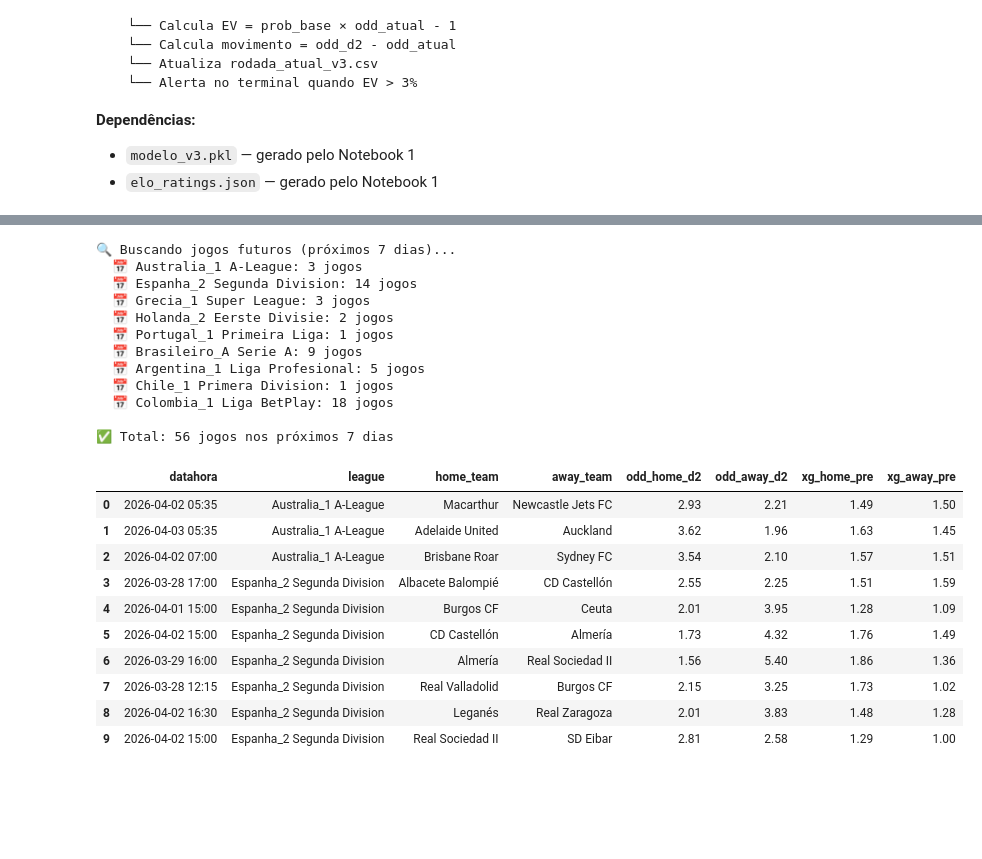
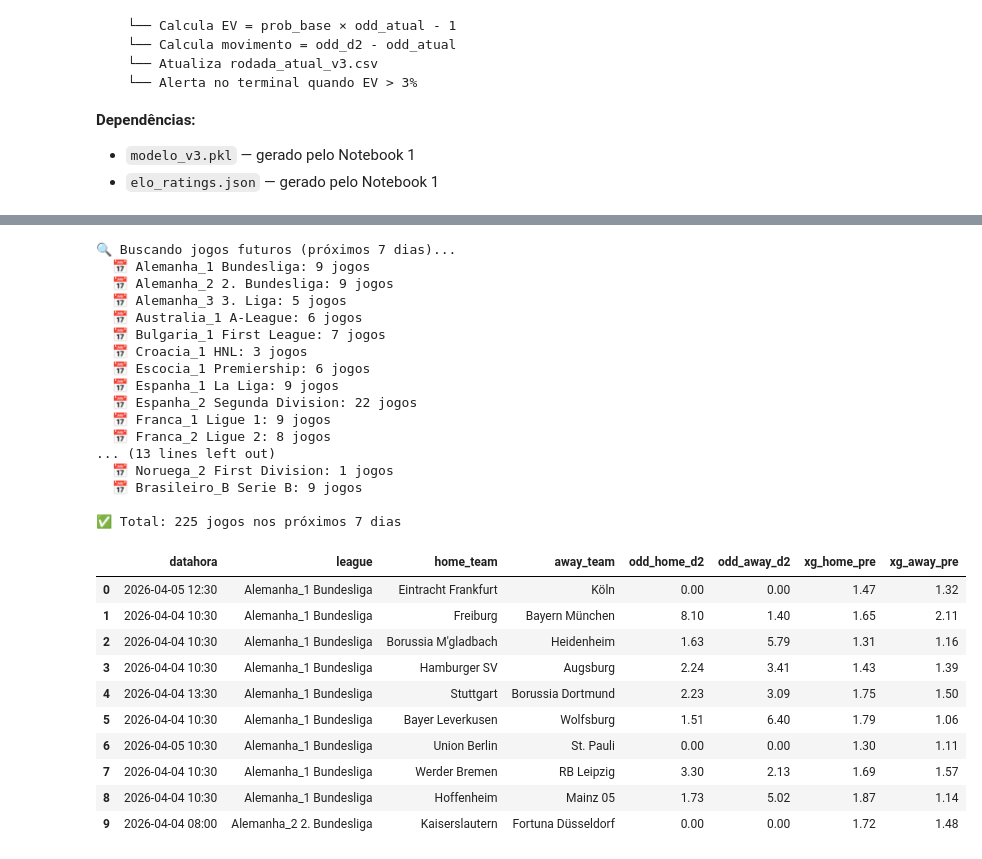
Before and after one commit to tarcisio248/PAINEL_FULBETS, a Jupyter notebook: rodada_atual_v3.ipynb, the cells around one changed output, grey strips where cells are left out. Cells and saved outputs as stored; diff of their text form; code cells hidden in the pictures; blank space fills up the shorter version.

Commit message:
Atualização 27-03-2026 18:14

```diff
--- a/rodada_atual_v3.ipynb
+++ b/rodada_atual_v3.ipynb
@@ -50,7 +50,7 @@ LIGAS = {
     "Alemanha_2 2. Bundesliga":     14931,
     "Alemanha_3 3. Liga":           14977,
     "Australia_1 A-League":         16036,
-    "Belgica_1 Pro League":         14937,
+    # "Belgica_1 Pro League":       14937,  # ⚠️ ENCERRADA — aguardar novo season_id
     "Bulgaria_1 First League":      15056,
     "Croacia_1 HNL":                15053,
     "Escocia_1 Premiership":        15000,
@@ -58,7 +58,7 @@ LIGAS = {
     "Espanha_2 Segunda Division":   15066,
     "Franca_1 Ligue 1":             14932,
     "Franca_2 Ligue 2":             14954,
-    "Grecia_1 Super League":        15163,
+    # "Grecia_1 Super League":      15163,  # ⚠️ ENCERRADA — aguardar novo season_id
     "Holanda_1 Eredivisie":         14936,
     "Holanda_2 Eerste Divisie":     14987,
     "Hungria_1 NB I":               14963,
@@ -74,6 +74,13 @@ LIGAS = {
     "Argentina_1 Liga Profesional": 16571,
     "Chile_1 Primera Division":     16615,
     "Colombia_1 Liga BetPlay":      16614,
+    # ── Novas ligas adicionadas ───────────────────────────────────────────
+    "Suecia_1 Allsvenskan":         16576,   # começa 05/04/2026
+    "Suecia_2 Superettan":          16575,   # começa 04/04/2026
+    "Noruega_1 Eliteserien":        16558,   # começa 06/04/2026
+    "Noruega_2 First Division":     16560,   # começa 12/04/2026
+    "Brasileiro_B Serie B":         16783,   # começa 19/04/2026
+    "Brasileiro_C Serie C":         14383,   # season 2025 (2026 não disponível ainda)
 }
 
 print(f"✅ Configuração carregada | {len(LIGAS)} ligas")
@@ -119,8 +126,12 @@ def get_elo(league, team_id):
 
 def buscar_jogos_futuros(liga_nome, season_id):
     jogos, page = [], 1
-    agora  = int(datetime.now(TZ).timestamp())
-    limite = agora + 7 * 86400  # 7 dias à frente
+    # Início do dia atual (00:00 no TZ local) — garante que jogos de hoje
+    # aparecem mesmo que o notebook rode depois do horário do jogo
+    hoje_inicio = datetime.now(TZ).replace(hour=0, minute=0, second=0, microsecond=0)
+    agora_ini   = int(hoje_inicio.timestamp())
+    agora       = int(datetime.now(TZ).timestamp())   # para referência no log
+    limite      = agora_ini + 10 * 86400              # 10 dias à frente (era 7)
 
     while True:
         try:
@@ -147,7 +158,7 @@ def buscar_jogos_futuros(liga_nome, season_id):
 
             # Só jogos futuros dentro da janela
             if status == "complete": continue
-            if date_unix < agora or date_unix > limite: continue
+            if date_unix < agora_ini or date_unix > limite: continue  # usa início do dia
 
             hid = m.get("homeID")
             aid = m.get("awayID")
@@ -176,53 +187,58 @@ def buscar_jogos_futuros(liga_nome, season_id):
                 "ppg_home":      m.get("pre_match_home_ppg"),
                 "ppg_away":      m.get("pre_match_away_ppg"),
             })
 
         pager = data.get("pager", {})
         if page >= pager.get("total_pages", 1): break
         page += 1
         time.sleep(SLEEP)
     return jogos
 
 # Executar busca
 print("🔍 Buscando jogos futuros (próximos 7 dias)...")
 todos = []
 for liga_nome, season_id in LIGAS.items():
     jogos = buscar_jogos_futuros(liga_nome, season_id)
     if jogos:
         print(f"  📅 {liga_nome}: {len(jogos)} jogos")
     todos.extend(jogos)
     time.sleep(SLEEP)
 
 df_jogos = pd.DataFrame(todos) if todos else pd.DataFrame()
 print(f"\n✅ Total: {len(df_jogos)} jogos nos próximos 7 dias")
 if len(df_jogos) > 0:
     df_jogos["datahora"] = pd.to_datetime(df_jogos["date_unix"], unit="s")                               .dt.tz_localize("UTC").dt.tz_convert(TZ)                               .dt.strftime("%Y-%m-%d %H:%M")
     display(df_jogos[["datahora","league","home_team","away_team",
                        "odd_home_d2","odd_away_d2","xg_home_pre","xg_away_pre"]].head(10))
 # %% [output]
 🔍 Buscando jogos futuros (próximos 7 dias)...
-  📅 Australia_1 A-League: 3 jogos
-  📅 Espanha_2 Segunda Division: 14 jogos
-  📅 Grecia_1 Super League: 3 jogos
-  📅 Holanda_2 Eerste Divisie: 2 jogos
-  📅 Portugal_1 Primeira Liga: 1 jogos
-  📅 Brasileiro_A Serie A: 9 jogos
-  📅 Argentina_1 Liga Profesional: 5 jogos
-  📅 Chile_1 Primera Division: 1 jogos
-  📅 Colombia_1 Liga BetPlay: 18 jogos
+  📅 Alemanha_1 Bundesliga: 9 jogos
+  📅 Alemanha_2 2. Bundesliga: 9 jogos
+  📅 Alemanha_3 3. Liga: 5 jogos
+  📅 Australia_1 A-League: 6 jogos
+  📅 Bulgaria_1 First League: 7 jogos
+  📅 Croacia_1 HNL: 3 jogos
+  📅 Escocia_1 Premiership: 6 jogos
+  📅 Espanha_1 La Liga: 9 jogos
+  📅 Espanha_2 Segunda Division: 22 jogos
+  📅 Franca_1 Ligue 1: 9 jogos
+  📅 Franca_2 Ligue 2: 8 jogos
+... (13 lines left out)
+  📅 Noruega_2 First Division: 1 jogos
+  📅 Brasileiro_B Serie B: 9 jogos
 
-✅ Total: 56 jogos nos próximos 7 dias
+✅ Total: 225 jogos nos próximos 7 dias
 |  | datahora | league | home_team | away_team | odd_home_d2 | odd_away_d2 | xg_home_pre | xg_away_pre |
-| 0 | 2026-04-02 05:35 | Australia_1 A-League | Macarthur | Newcastle Jets FC | 2.93 | 2.21 | 1.49 | 1.50 |
-| 1 | 2026-04-03 05:35 | Australia_1 A-League | Adelaide United | Auckland | 3.62 | 1.96 | 1.63 | 1.45 |
-| 2 | 2026-04-02 07:00 | Australia_1 A-League | Brisbane Roar | Sydney FC | 3.54 | 2.10 | 1.57 | 1.51 |
-| 3 | 2026-03-28 17:00 | Espanha_2 Segunda Division | Albacete Balompié | CD Castellón | 2.55 | 2.25 | 1.51 | 1.59 |
-| 4 | 2026-04-01 15:00 | Espanha_2 Segunda Division | Burgos CF | Ceuta | 2.01 | 3.95 | 1.28 | 1.09 |
-| 5 | 2026-04-02 15:00 | Espanha_2 Segunda Division | CD Castellón | Almería | 1.73 | 4.32 | 1.76 | 1.49 |
-| 6 | 2026-03-29 16:00 | Espanha_2 Segunda Division | Almería | Real Sociedad II | 1.56 | 5.40 | 1.86 | 1.36 |
-| 7 | 2026-03-28 12:15 | Espanha_2 Segunda Division | Real Valladolid | Burgos CF | 2.15 | 3.25 | 1.73 | 1.02 |
-| 8 | 2026-04-02 16:30 | Espanha_2 Segunda Division | Leganés | Real Zaragoza | 2.01 | 3.83 | 1.48 | 1.28 |
-| 9 | 2026-04-02 15:00 | Espanha_2 Segunda Division | Real Sociedad II | SD Eibar | 2.81 | 2.58 | 1.29 | 1.00 |
+| 0 | 2026-04-05 12:30 | Alemanha_1 Bundesliga | Eintracht Frankfurt | Köln | 0.00 | 0.00 | 1.47 | 1.32 |
+| 1 | 2026-04-04 10:30 | Alemanha_1 Bundesliga | Freiburg | Bayern München | 8.10 | 1.40 | 1.65 | 2.11 |
+| 2 | 2026-04-04 10:30 | Alemanha_1 Bundesliga | Borussia M'gladbach | Heidenheim | 1.63 | 5.79 | 1.31 | 1.16 |
+| 3 | 2026-04-04 10:30 | Alemanha_1 Bundesliga | Hamburger SV | Augsburg | 2.24 | 3.41 | 1.43 | 1.39 |
+| 4 | 2026-04-04 13:30 | Alemanha_1 Bundesliga | Stuttgart | Borussia Dortmund | 2.23 | 3.09 | 1.75 | 1.50 |
+| 5 | 2026-04-04 10:30 | Alemanha_1 Bundesliga | Bayer Leverkusen | Wolfsburg | 1.51 | 6.40 | 1.79 | 1.06 |
+| 6 | 2026-04-05 10:30 | Alemanha_1 Bundesliga | Union Berlin | St. Pauli | 0.00 | 0.00 | 1.30 | 1.11 |
+| 7 | 2026-04-04 10:30 | Alemanha_1 Bundesliga | Werder Bremen | RB Leipzig | 3.30 | 2.13 | 1.69 | 1.57 |
+| 8 | 2026-04-04 10:30 | Alemanha_1 Bundesliga | Hoffenheim | Mainz 05 | 1.73 | 5.02 | 1.87 | 1.14 |
+| 9 | 2026-04-04 08:00 | Alemanha_2 2. Bundesliga | Kaiserslautern | Fortuna Düsseldorf | 0.00 | 0.00 | 1.72 | 1.48 |
 # %%
 # ── Buscar features N10 dos times a partir da base histórica ─────────────────
 # Pega os últimos N10 jogos de cada time da base histórica
```
Also changed, not shown: parts of 6 cells of this notebook, 9 other files.
